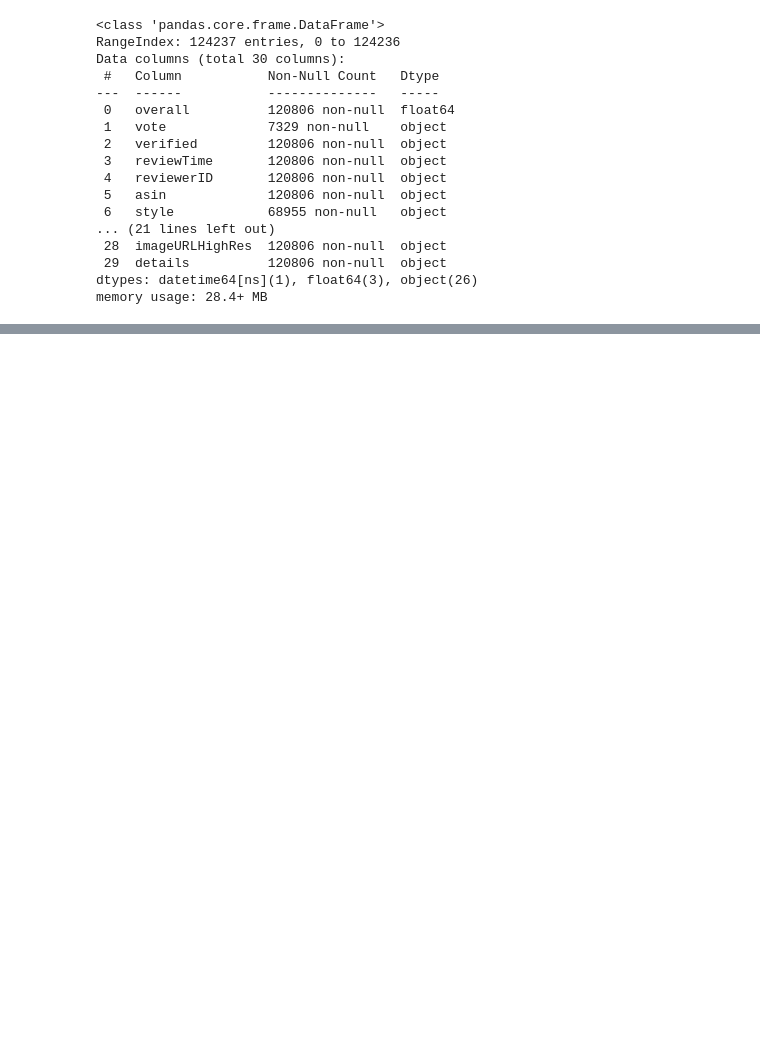
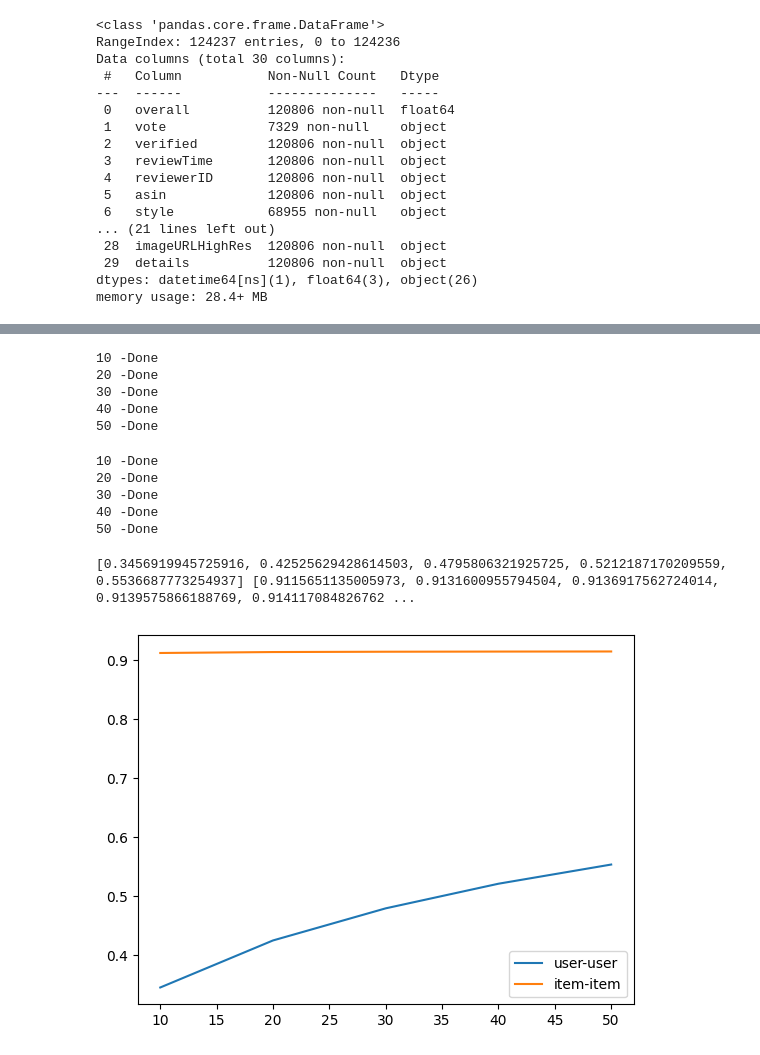
Before and after one commit to NalishJain/CSE508_Winter2024_A3_2021543, a Jupyter notebook: code.ipynb, the cells around one changed output, grey strips where cells are left out. Cells and saved outputs as stored; diff of their text form; code cells hidden in the pictures; blank space fills up the shorter version.

```diff
--- a/code.ipynb
+++ b/code.ipynb
@@ -313,0 +409,2 @@ weighted avg       0.76      0.84      0.76     30202
+# %%
+rating_matrix = sampled_df.pivot_table(index='reviewerID', columns='asin', values='overall')
@@ -313,0 +440,5 @@ weighted avg       0.76      0.84      0.76     30202
+# %%
+min_rating = rating_matrix.min().min()
+max_rating = rating_matrix.max().max()
+normalized_rating_matrix = (rating_matrix - min_rating) / (max_rating - min_rating)
+normalized_rating_matrix = normalized_rating_matrix.fillna(0)
@@ -313,0 +532,31 @@ weighted avg       0.76      0.84      0.76     30202
+# %%
+top_ns = [10, 20, 30, 40, 50]
+k_folds = 5
+user_mae_values = user_user_recommendation(normalized_rating_matrix, k_folds ,top_ns)
+# %% [output]
+10 -Done
+20 -Done
+30 -Done
+40 -Done
+50 -Done
+# %%
+top_ns  = [10, 20, 30, 40, 50]
+k_folds = 5
+item_mae_values = item_item_recommendation(normalized_rating_matrix, k_folds ,top_ns)
+# %% [output]
+10 -Done
+20 -Done
+30 -Done
+40 -Done
+50 -Done
+# %%
+print(user_mae_values, item_mae_values)
+# %% [output]
+[0.3456919945725916, 0.42525629428614503, 0.4795806321925725, 0.5212187170209559, 0.5536687773254937] [0.9115651135005973, 0.9131600955794504, 0.9136917562724014, 0.9139575866188769, 0.914117084826762 ...
+# %%
+plt.plot([10, 20, 30, 40, 50], user_mae_values, label = "user-user")
+plt.plot([10, 20, 30, 40, 50], item_mae_values, label = "item-item")
+plt.legend()
+plt.show()
+# %% [output]
+[figure, added]
```
Also changed, not shown: parts of 24 cells of this notebook, 1 other file.
